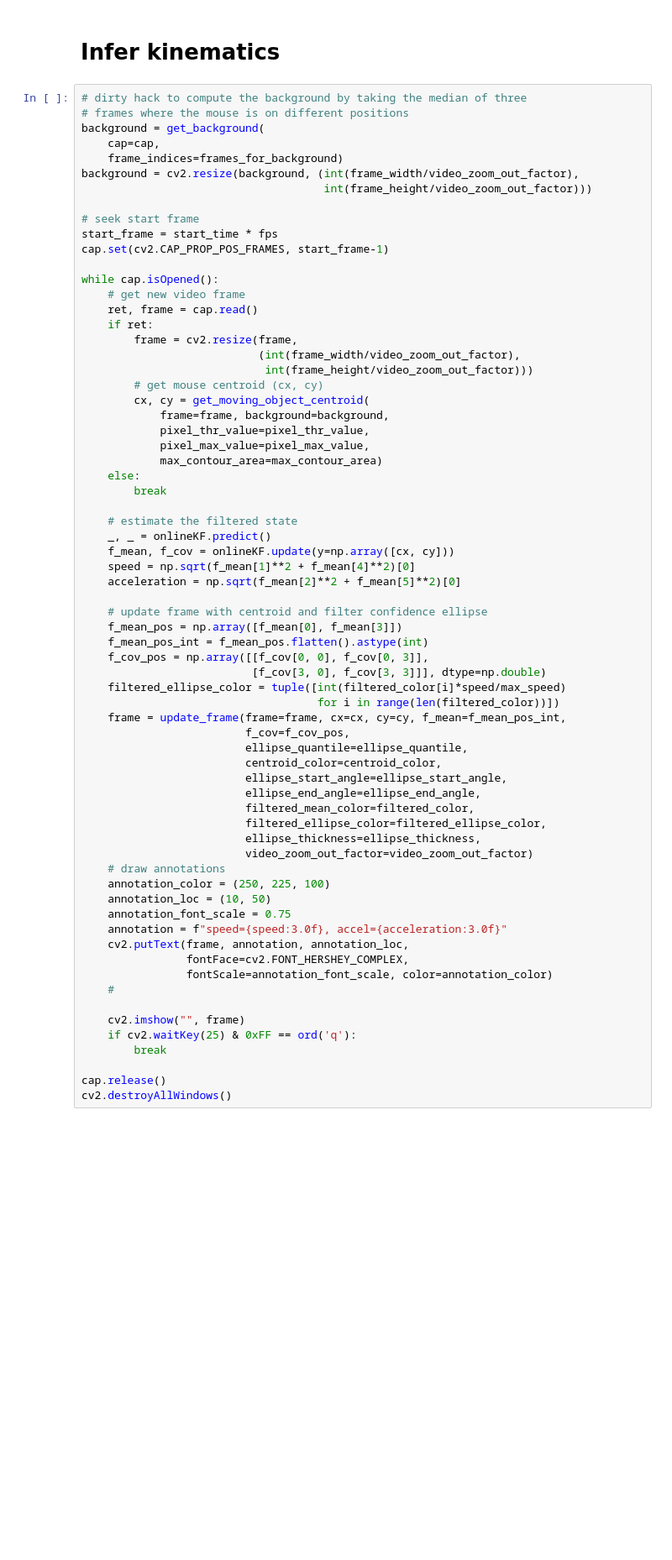
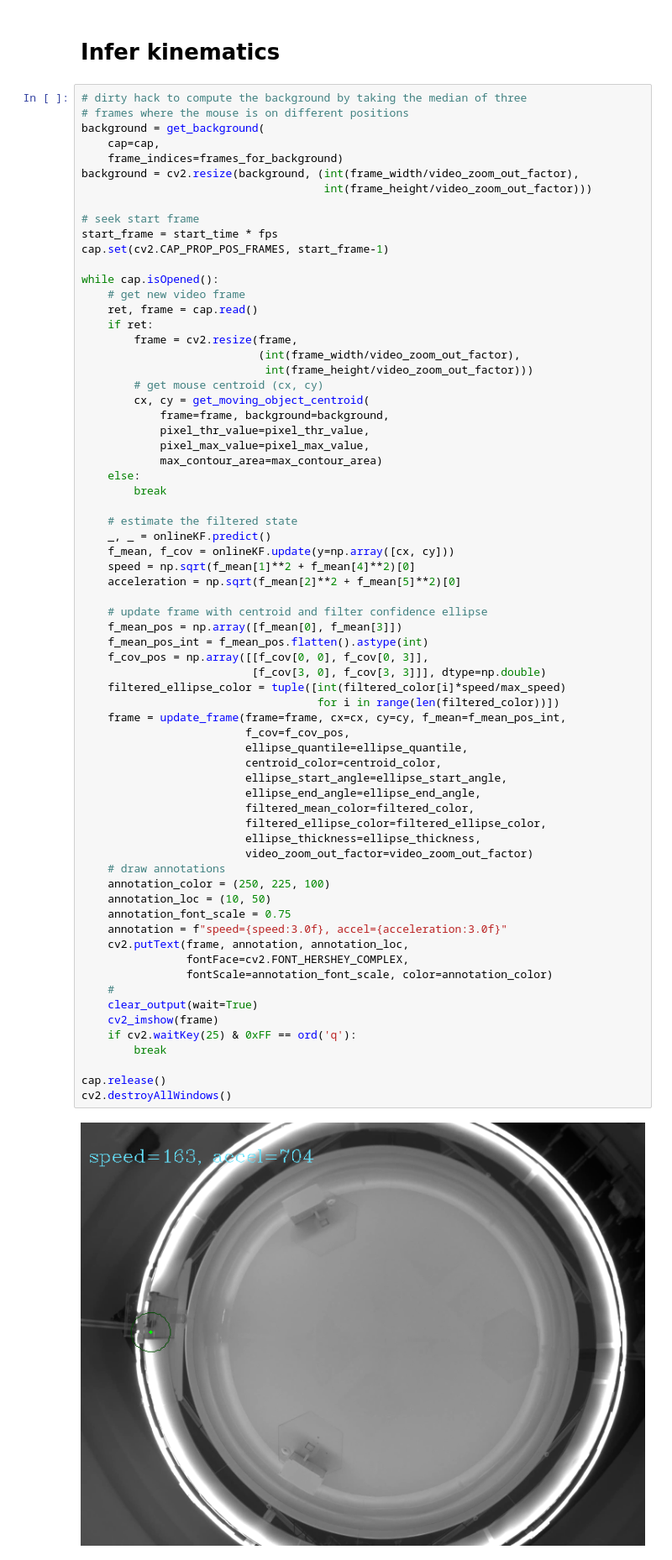
Before and after one commit to joacorapela/lds_itba_2026, a Jupyter notebook: code/notebooks/solutions/plotOnlineKinematicsInferenceFromVideo.ipynb, the cells around one changed output. Shown at 84% size. Drawn from its saved outputs; the diff is of its cells as text; blank space fills up the shorter version.

```diff
--- a/code/notebooks/solutions/plotOnlineKinematicsInferenceFromVideo.ipynb
+++ b/code/notebooks/solutions/plotOnlineKinematicsInferenceFromVideo.ipynb
@@ -350,32 +348,34 @@ while cap.isOpened():
     f_mean_pos = np.array([f_mean[0], f_mean[3]])
     f_mean_pos_int = f_mean_pos.flatten().astype(int)
     f_cov_pos = np.array([[f_cov[0, 0], f_cov[0, 3]],
                           [f_cov[3, 0], f_cov[3, 3]]], dtype=np.double)
     filtered_ellipse_color = tuple([int(filtered_color[i]*speed/max_speed)
                                     for i in range(len(filtered_color))])
     frame = update_frame(frame=frame, cx=cx, cy=cy, f_mean=f_mean_pos_int,
                          f_cov=f_cov_pos,
                          ellipse_quantile=ellipse_quantile,
                          centroid_color=centroid_color,
                          ellipse_start_angle=ellipse_start_angle,
                          ellipse_end_angle=ellipse_end_angle,
                          filtered_mean_color=filtered_color,
                          filtered_ellipse_color=filtered_ellipse_color,
                          ellipse_thickness=ellipse_thickness,
                          video_zoom_out_factor=video_zoom_out_factor)
     # draw annotations
     annotation_color = (250, 225, 100)
     annotation_loc = (10, 50)
     annotation_font_scale = 0.75
     annotation = f"speed={speed:3.0f}, accel={acceleration:3.0f}"
     cv2.putText(frame, annotation, annotation_loc,
                 fontFace=cv2.FONT_HERSHEY_COMPLEX,
                 fontScale=annotation_font_scale, color=annotation_color)
     #
-
-    cv2.imshow("", frame)
+    clear_output(wait=True)
+    cv2_imshow(frame)
     if cv2.waitKey(25) & 0xFF == ord('q'):
         break
 
 cap.release()
 cv2.destroyAllWindows()
+# %% [output]
+[figure, added]
```
Also changed, not shown: parts of 3 cells of this notebook.
